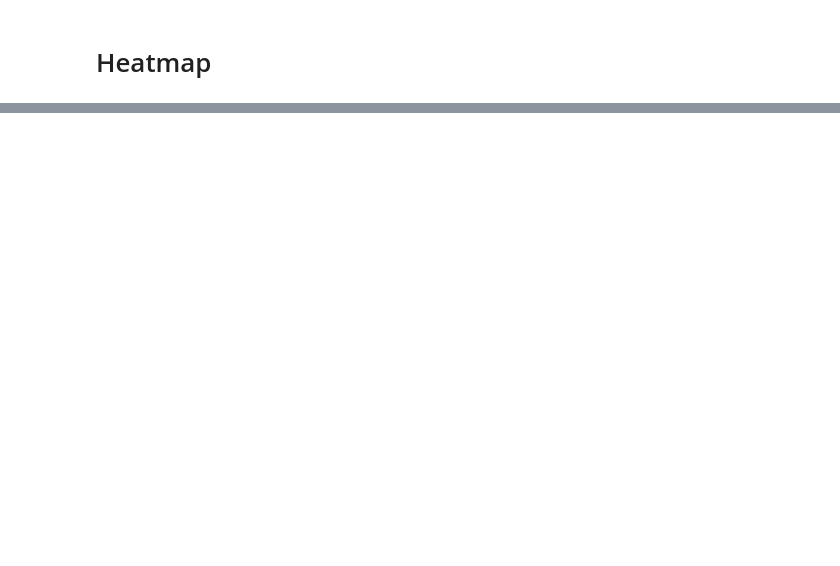
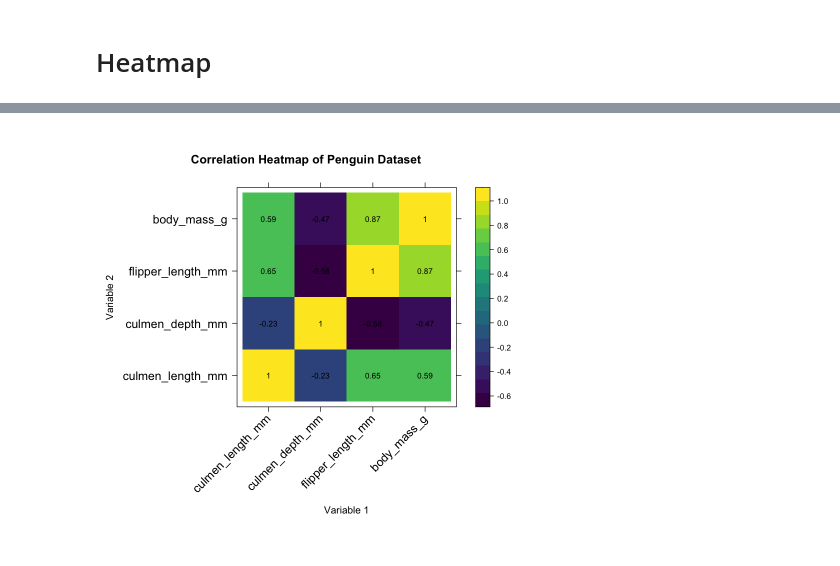
Before and after one commit to ngum17/vizualizace, a Jupyter notebook: R/lattice.ipynb, the cells around one changed output, grey strips where cells are left out. Drawn from its saved outputs; the diff is of its cells as text; code cells hidden in the pictures; blank space fills up the shorter version.

```diff
--- a/R/lattice.ipynb
+++ b/R/lattice.ipynb
@@ -123,0 +136,35 @@ levelplot(correlation_matrix,
+# %%
+# Load required libraries
+library(lattice)
+library(viridis)
+
+# Load the penguins dataset
+penguins <- read.csv('data/penguins.csv')
+
+# Remove missing values
+penguins <- na.omit(penguins)
+
+# Select columns 3 to 6 for heatmap
+heatmap_data <- penguins[, 3:6]
+
+# Calculate correlation matrix
+correlation_matrix <- cor(heatmap_data)
+
+# Convert the correlation matrix to a matrix
+correlation_matrix <- as.matrix(correlation_matrix)
+
+# Plot heatmap using lattice with correlation values
+levelplot(correlation_matrix,
+          col.regions = viridis(100),
+          scales = list(x = list(rot = 45, cex = 1.2), y = list(rot = 0, cex = 1.2)),
+          xlab = "Variable 1", ylab = "Variable 2",
+          main = "Correlation Heatmap of Penguin Dataset",
+          colorkey = list(space = 'right'),
+          panel = function(...) {
+            panel.levelplot(...)
+            panel.text(x = rep(1:ncol(correlation_matrix), each = nrow(correlation_matrix)),
+                       y = rep(1:nrow(correlation_matrix), times = ncol(correlation_matrix)),
+                       labels = round(correlation_matrix, 2), cex = 0.8, col = "black")
+          })
+# %% [output]
+[figure, added]
```
Also changed, not shown: parts of 24 cells of this notebook, 32 other files.
